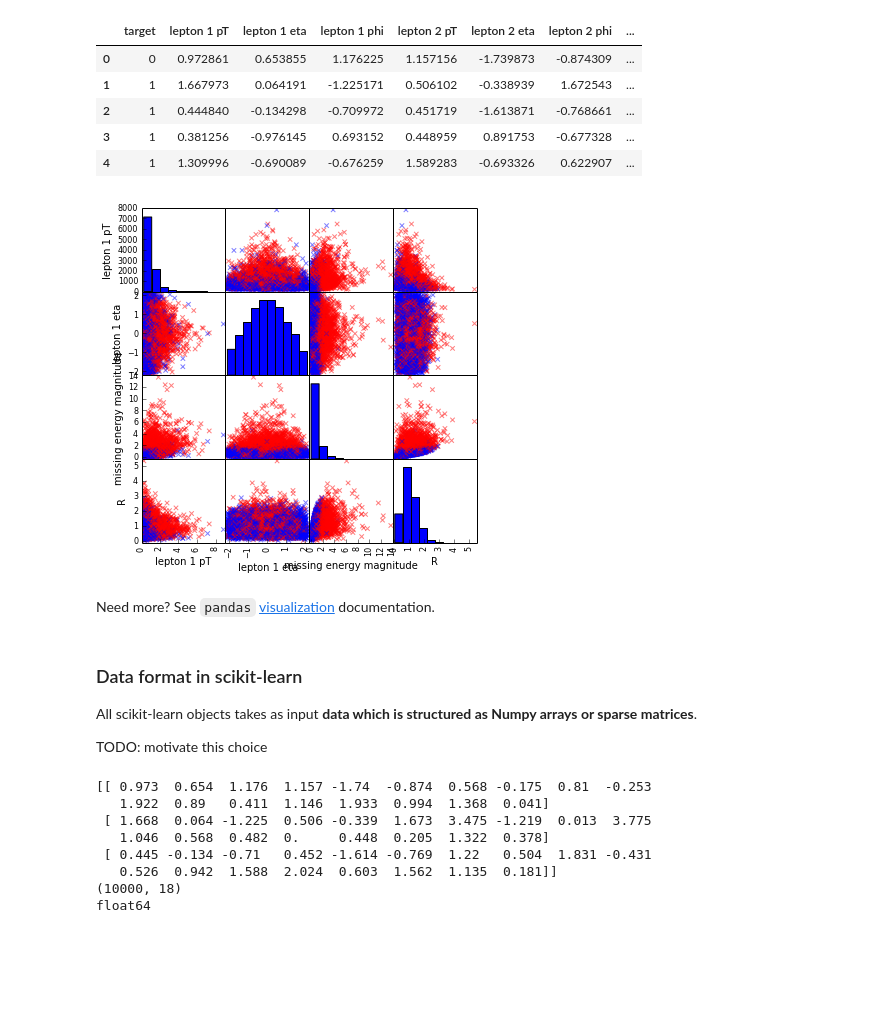
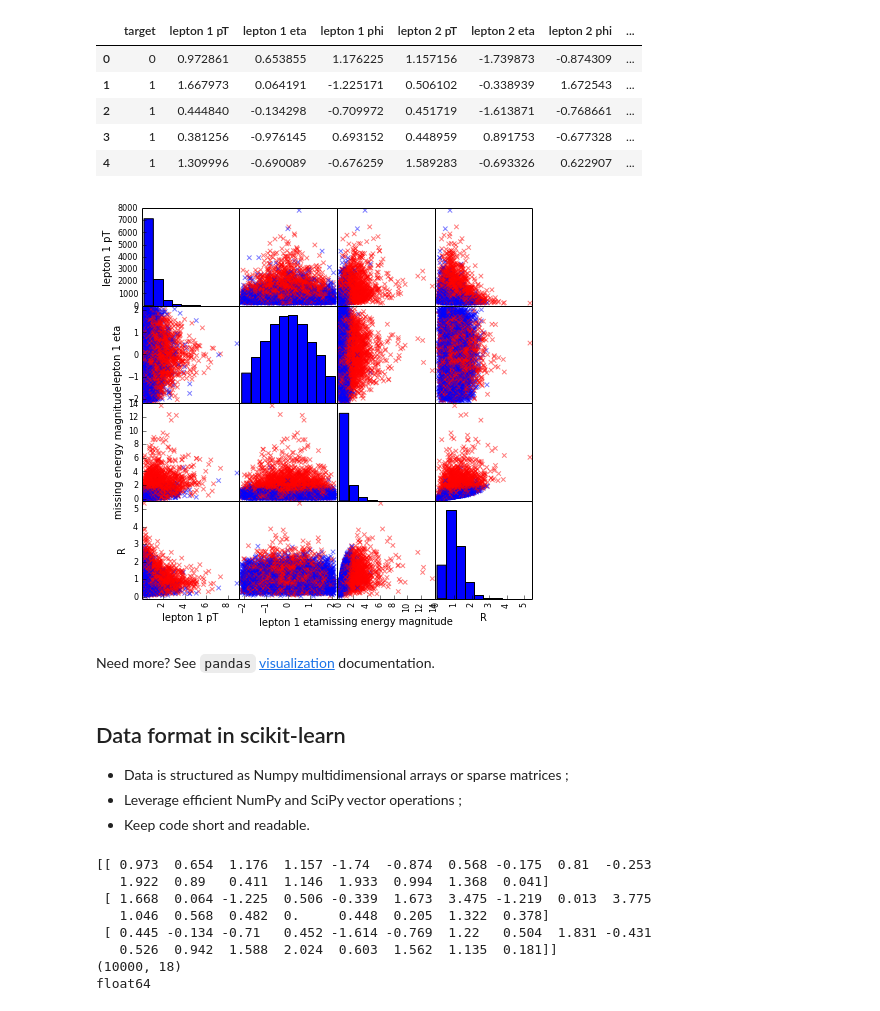
Before and after one commit to glouppe/tutorial-sklearn-lhcb, a Jupyter notebook: An introduction to Machine Learning with Scikit-Learn.ipynb, the cells around one changed output. Cells and saved outputs as stored; diff of their text form; code cells hidden in the pictures; blank space fills up the shorter version.

```diff
--- a/An introduction to Machine Learning with Scikit-Learn.ipynb
+++ b/An introduction to Machine Learning with Scikit-Learn.ipynb
@@ -5,7 +5,7 @@ from __future__ import division
 
 %matplotlib inline
 from matplotlib import pyplot as plt
-plt.rcParams["figure.figsize"] = (6, 6)
+plt.rcParams["figure.figsize"] = (7, 7)
 
 import numpy as np
 np.set_printoptions(precision=3)
@@ -123,10 +133,14 @@ _... and many more!_ (See our [Reference](http://scikit-learn.org/stable/modules
 # Load CSV file with pandas
 import pandas as pd
 df = pd.read_csv("SUSY.csv", header=None)
-df.columns = ["target", "lepton 1 pT", "lepton 1 eta", "lepton 1 phi",
+df.columns = [# 0 = background, 1 = signal
+              "target",
+              # Kinematic properties
+              "lepton 1 pT", "lepton 1 eta", "lepton 1 phi",
               "lepton 2 pT", "lepton 2 eta", "lepton 2 phi",
-              "missing energy magnitude", "missing energy phi", "MET_rel",
-              "axial MET", "M_R", "M_TR_2", "R", "MT2", "S_R", "M_Delta_R",
-              "dPhi_r_b", "cos(theta_r1)"]
+              "missing energy magnitude", "missing energy phi",
+              # Derived features
+              "MET_rel","axial MET", "M_R", "M_TR_2", "R", "MT2",
+              "S_R", "M_Delta_R", "dPhi_r_b", "cos(theta_r1)"]
 df.target = df.target.astype(int)
 # %% [markdown]
@@ -142,22 +156,21 @@ df.head()  # df.describe(), df.info(), ...
 | 4 | 1 | 1.309996 | -0.690089 | -0.676259 | 1.589283 | -0.693326 | 0.622907 | ... |
 # %%
 df_sample = df[:10000]
-colors = ["blue",  # 0 = background
-          "red"]   # 1 = signal
+colors = ["blue", "red"]   # blue = background, red = signal
 features = ["lepton 1 pT", "lepton 1 eta", "missing energy magnitude", "R"]
 
 _ = pd.scatter_matrix(df_sample[features], marker="x",
                       c=df_sample.target.apply(lambda x: colors[x]))
 # %% [output]
-[figure, old version]
+[figure, new version]
 # %% [markdown]
 Need more? See `pandas` <a href="http://pandas.pydata.org/pandas-docs/stable/visualization.html">visualization</a> documentation.
 # %% [markdown]
-### Data format in scikit-learn
+## Data format in scikit-learn
 
-All scikit-learn objects takes as input __data which is structured as Numpy arrays or sparse matrices__.
-
-TODO: motivate this choice
+- Data is structured as Numpy multidimensional arrays or sparse matrices ;
+- Leverage efficient NumPy and SciPy vector operations ;
+- Keep code short and readable.
 # %%
 # Get data as Numpy arrays from the pandas data frame
 X = df_sample.drop("target", axis=1).values
```
Also changed, not shown: parts of 24 cells of this notebook, 2 other files.
